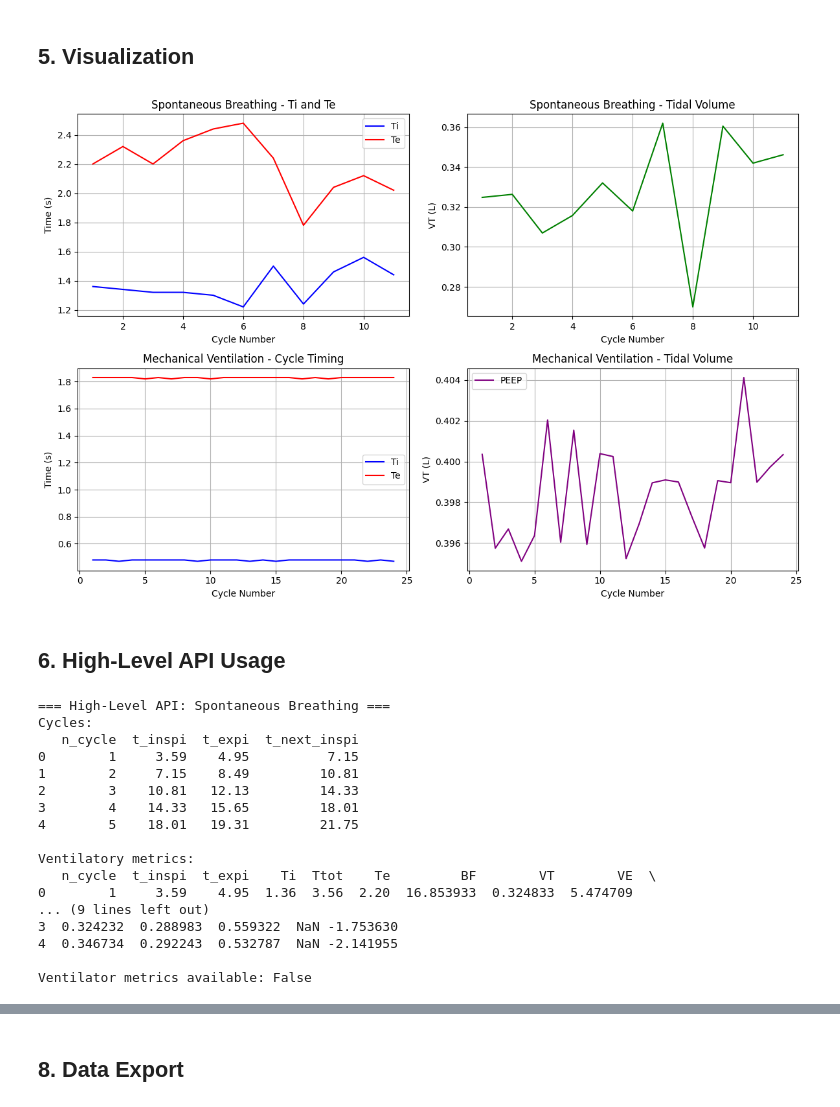
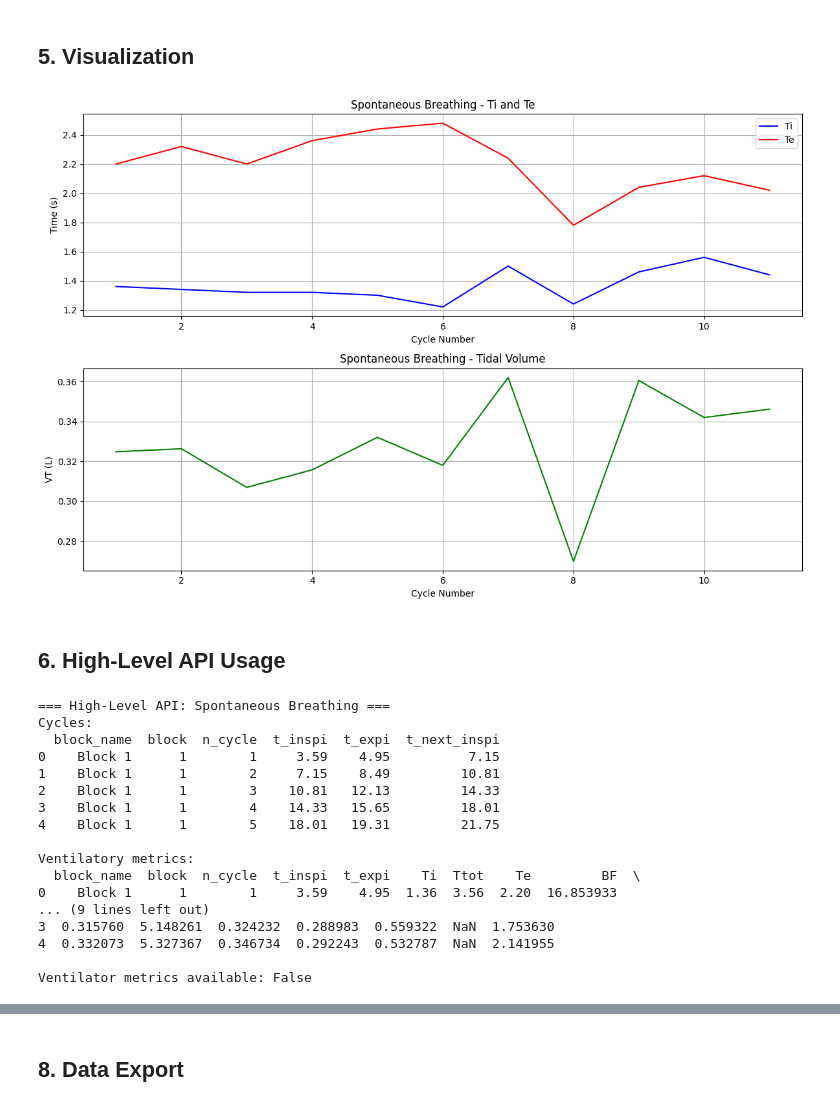
Before and after one commit to Neures-1158/resp_metrics, a Jupyter notebook: examples/example_notebook.ipynb, the cells around one changed output, grey strips where cells are left out. Drawn from its saved outputs; the diff is of its cells as text; code cells hidden in the pictures.

```diff
--- a/examples/example_notebook.ipynb
+++ b/examples/example_notebook.ipynb
@@ -221,48 +200,36 @@ max    10.653915  50.486590
 ## 5. Visualization
 # %%
 # Plot respiratory cycle timing comparison
-fig, axes = plt.subplots(2, 2, figsize=(12, 8))
+fig, axes = plt.subplots(2, 1, figsize=(12, 8))
 
 # Spontaneous breathing
-axes[0,0].plot(metrics_spont['n_cycle'], metrics_spont['Ti'], 'b-', label='Ti')
-axes[0,0].plot(metrics_spont['n_cycle'], metrics_spont['Te'], 'r-', label='Te')
-axes[0,0].set_title('Spontaneous Breathing - Ti and Te')
-axes[0,0].set_xlabel('Cycle Number')
-axes[0,0].set_ylabel('Time (s)')
-axes[0,0].legend()
-axes[0,0].grid(True)
+axes[0].plot(metrics_spont['n_cycle'], metrics_spont['Ti'], 'b-', label='Ti')
+axes[0].plot(metrics_spont['n_cycle'], metrics_spont['Te'], 'r-', label='Te')
+axes[0].set_title('Spontaneous Breathing - Ti and Te')
+axes[0].set_xlabel('Cycle Number')
+axes[0].set_ylabel('Time (s)')
+axes[0].legend()
+axes[0].grid(True)
 
-axes[0,1].plot(metrics_spont['n_cycle'], metrics_spont['VT'], 'g-')
-axes[0,1].set_title('Spontaneous Breathing - Tidal Volume')
-axes[0,1].set_xlabel('Cycle Number')
-axes[0,1].set_ylabel('VT (L)')
-axes[0,1].grid(True)
-
-# Mechanical ventilation
-axes[1,0].plot(metrics_mech['n_cycle'], metrics_mech['Ti'], 'b-', label='Ti')
-axes[1,0].plot(metrics_mech['n_cycle'], metrics_mech['Te'], 'r-', label='Te')
-axes[1,0].set_title('Mechanical Ventilation - Cycle Timing')
-axes[1,0].set_xlabel('Cycle Number')
-axes[1,0].set_ylabel('Time (s)')
-axes[1,0].legend()
-axes[1,0].grid(True)
-
-axes[1,1].plot(metrics_mech['n_cycle'], metrics_mech['VT'], 'purple', label='PEEP')
-axes[1,1].set_title('Mechanical Ventilation - Tidal Volume')
-axes[1,1].set_xlabel('Cycle Number')
-axes[1,1].set_ylabel('VT (L)')
-axes[1,1].legend()
-axes[1,1].grid(True)
+axes[1].plot(metrics_spont['n_cycle'], metrics_spont['VT'], 'g-')
+axes[1].set_title('Spontaneous Breathing - Tidal Volume')
+axes[1].set_xlabel('Cycle Number')
+axes[1].set_ylabel('VT (L)')
+axes[1].grid(True)
 
 plt.tight_layout()
 plt.show()
 # %% [output]
-[figure, old version]
+[figure, new version]
 # %% [markdown]
 ## 6. High-Level API Usage
 # %%
 # High-level API for spontaneous breathing
 # Note: pes_col can be specified for WOB calculation
+# Outputs are saved to the output/ directory
+output_dir = Path("output")
+output_dir.mkdir(exist_ok=True)
+
 result_spont = compute_from_labchart(
     path_spontaneous,
     block=1,
@@ -271,7 +238,9 @@ result_spont = compute_from_labchart(
     volume_col=None,
     pressure_col="Pressure",
     pes_col=None,  # Set to "Pes" if esophageal pressure available for WOB
-    mechanically_ventilated=False
+    mechanically_ventilated=False,
+    output_dir=output_dir,
+    output_prefix="spontaneous",
 )
 
 print("=== High-Level API: Spontaneous Breathing ===")
@@ -283,19 +252,19 @@ print(f"\nVentilator metrics available: {result_spont['ventilator'] is not None}
 # %% [output]
 === High-Level API: Spontaneous Breathing ===
 Cycles:
-   n_cycle  t_inspi  t_expi  t_next_inspi
-0        1     3.59    4.95          7.15
-1        2     7.15    8.49         10.81
-2        3    10.81   12.13         14.33
-3        4    14.33   15.65         18.01
-4        5    18.01   19.31         21.75
+  block_name  block  n_cycle  t_inspi  t_expi  t_next_inspi
+0    Block 1      1        1     3.59    4.95          7.15
+1    Block 1      1        2     7.15    8.49         10.81
+2    Block 1      1        3    10.81   12.13         14.33
+3    Block 1      1        4    14.33   15.65         18.01
+4    Block 1      1        5    18.01   19.31         21.75
 
 Ventilatory metrics:
-   n_cycle  t_inspi  t_expi    Ti  Ttot    Te         BF        VT        VE  \
-0        1     3.59    4.95  1.36  3.56  2.20  16.853933  0.324833  5.474709
+  block_name  block  n_cycle  t_inspi  t_expi    Ti  Ttot    Te         BF  \
+0    Block 1      1        1     3.59    4.95  1.36  3.56  2.20  16.853933
 ... (9 lines left out)
-3  0.324232  0.288983  0.559322  NaN -1.753630
-4  0.346734  0.292243  0.532787  NaN -2.141955
+3  0.315760  5.148261  0.324232  0.288983  0.559322  NaN  1.753630
+4  0.332073  5.327367  0.346734  0.292243  0.532787  NaN  2.141955
 
 Ventilator metrics available: False
 # %%
```
Also changed, not shown: parts of 16 cells of this notebook, 34 other files.
